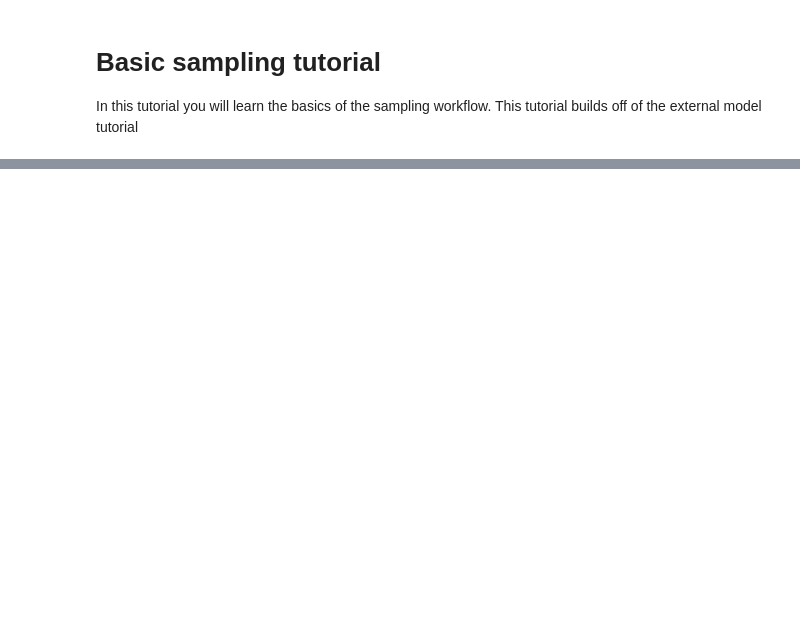
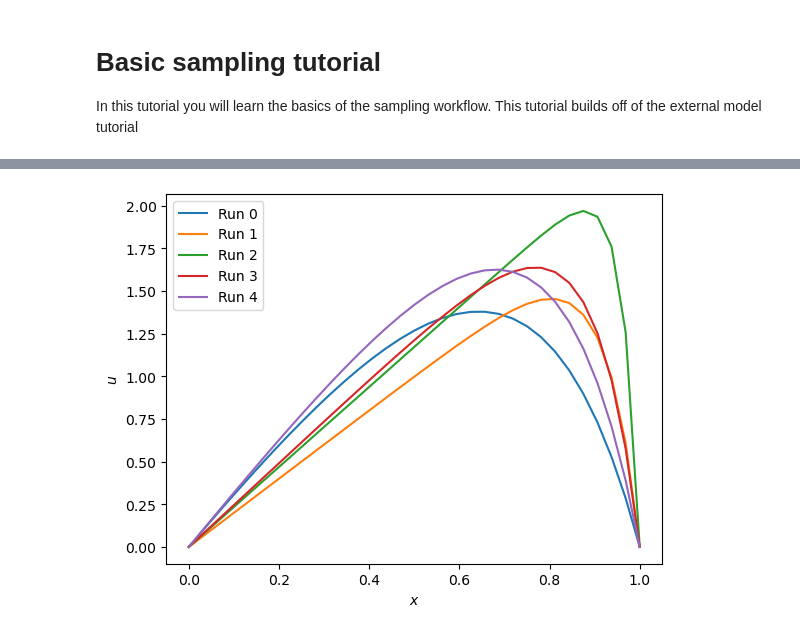
Before and after one commit to Pressio/rom-tools-and-workflows-demos, a Jupyter notebook: docs/source/notebooks/basic_sampling.ipynb, the cells around one changed output, grey strips where cells are left out. Drawn from its saved outputs; the diff is of its cells as text; code cells hidden in the pictures; blank space fills up the shorter version.

```diff
--- a/docs/source/notebooks/basic_sampling.ipynb
+++ b/docs/source/notebooks/basic_sampling.ipynb
@@ -39,12 +59,14 @@ from romtools.workflows import ParameterSpace
 # %%
-# #Now we can look at the solutions
-# for (i,sample_dir) in enumerate(sample_directories):
-#     data = np.load(sample_dir + '/solution.npz')
-#     plt.plot(data['x'],data['u'],label='Run ' + str(i))
+#Now we can look at the solutions
+for (i,sample_dir) in enumerate(sample_directories):
+    data = np.load(sample_dir + '/solution.npz')
+    plt.plot(data['x'],data['u'],label='Run ' + str(i))
 
-# plt.legend()
-# plt.xlabel(r'$x$')
-# plt.ylabel(r'$u$')
-# plt.show()
+plt.legend()
+plt.xlabel(r'$x$')
+plt.ylabel(r'$u$')
+plt.show()
 
-# #That's it!
+#That's it!
+# %% [output]
+[figure, added]
```
Also changed, not shown: parts of 1 cell of this notebook.
